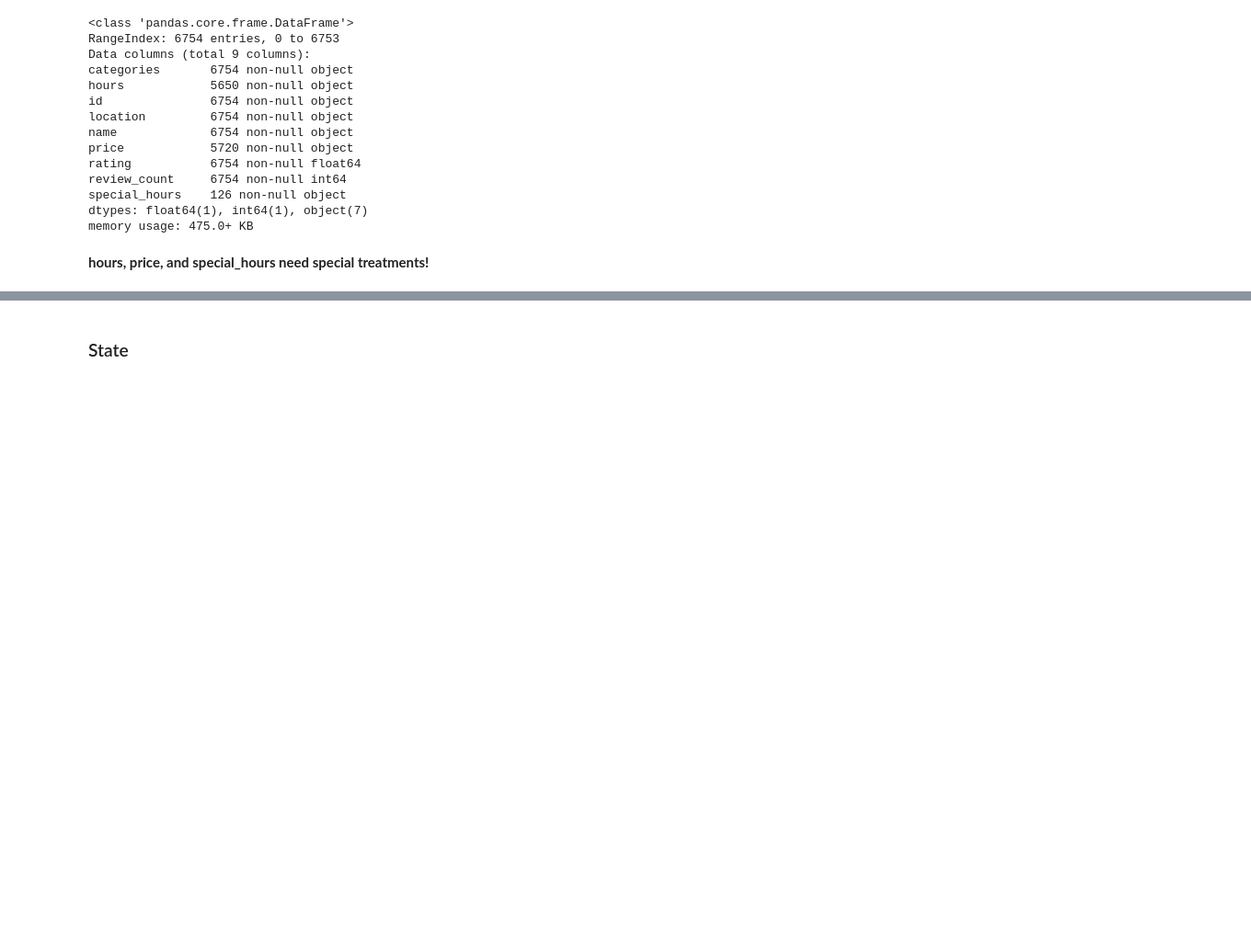
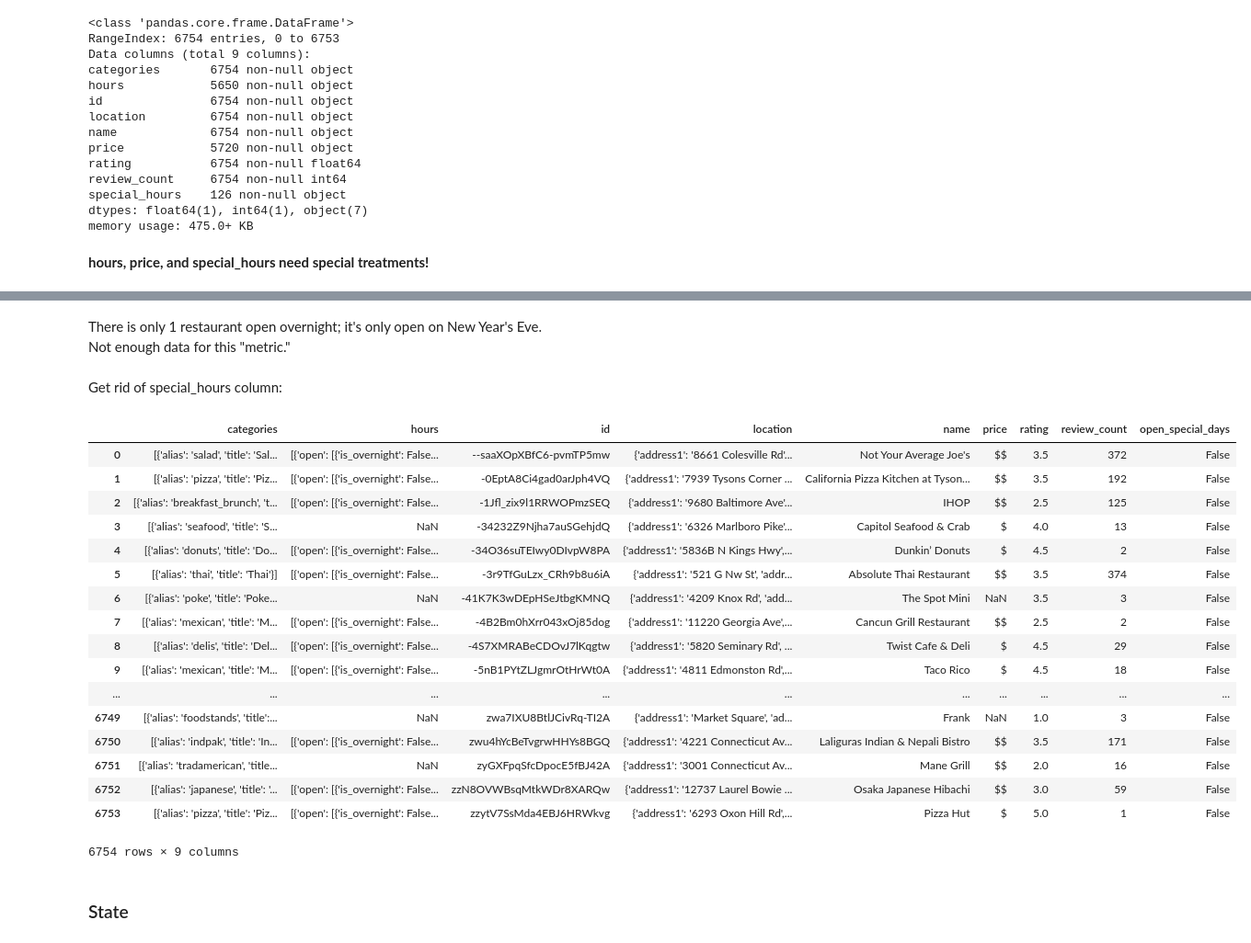
Before and after one commit to mzhou356/Mod3-Project, a Jupyter notebook: Data_Cleaning_for_Cuisines_and_Hours.ipynb, the cells around one changed output, grey strips where cells are left out. Shown at 92% size. Saved outputs shown, nothing was run; the diff lists cells and outputs as text; code cells hidden in the pictures; blank space fills up the shorter version.

```diff
--- a/Data_Cleaning_for_Cuisines_and_Hours.ipynb
+++ b/Data_Cleaning_for_Cuisines_and_Hours.ipynb
@@ -86,0 +176,3 @@ memory usage: 475.0+ KB
+# %%
+special_hours = df[~df.special_hours.isna()]
+special_hours.reset_index(inplace=True, drop=True)
@@ -86,0 +192,9 @@ memory usage: 475.0+ KB
+# %%
+open_special_days = []
+for row in range(len(special_hours)):
+    for sh in special_hours.iloc[row].special_hours:
+        if sh["is_closed"] != True:
+            open_special_days.append(special_hours.iloc[row].id)
+            break
+print(len(open_special_days))
+open_special_days[:5]
@@ -86,0 +239,2 @@ memory usage: 475.0+ KB
+# %%
+df["open_special_days"] = [True if i in open_special_days else False for i in df.id]
@@ -87,3 +288,31 @@ memory usage: 475.0+ KB
+# %% [markdown]
+There is only 1 restaurant open overnight; it's only open on New Year's Eve.<br>
+Not enough data for this "metric."
+# %% [markdown]
+Get rid of special_hours column:
+# %%
+df.drop(columns=["special_hours"], inplace=True, axis=1)
+# %%
+df.head()
+# %% [output]
+|  | categories | hours | id | location | name | price | rating | review_count | open_special_days |
+| 0 | [{'alias': 'salad', 'title': 'Sal... | [{'open': [{'is_overnight': False... | --saaXOpXBfC6-pvmTP5mw | {'address1': '8661 Colesville Rd'... | Not Your Average Joe's | $$ | 3.5 | 372 | False |
+| 1 | [{'alias': 'pizza', 'title': 'Piz... | [{'open': [{'is_overnight': False... | -0EptA8Ci4gad0arJph4VQ | {'address1': '7939 Tysons Corner ... | California Pizza Kitchen at Tyson... | $$ | 3.5 | 192 | False |
+| 2 | [{'alias': 'breakfast_brunch', 't... | [{'open': [{'is_overnight': False... | -1Jfl_zix9l1RRWOPmzSEQ | {'address1': '9680 Baltimore Ave'... | IHOP | $$ | 2.5 | 125 | False |
+| 3 | [{'alias': 'seafood', 'title': 'S... | NaN | -34232Z9Njha7auSGehjdQ | {'address1': '6326 Marlboro Pike'... | Capitol Seafood & Crab | $ | 4.0 | 13 | False |
+| 4 | [{'alias': 'donuts', 'title': 'Do... | [{'open': [{'is_overnight': False... | -34O36suTEIwy0DIvpW8PA | {'address1': '5836B N Kings Hwy',... | Dunkin’ Donuts | $ | 4.5 | 2 | False |
+| 5 | [{'alias': 'thai', 'title': 'Thai'}] | [{'open': [{'is_overnight': False... | -3r9TfGuLzx_CRh9b8u6iA | {'address1': '521 G Nw St', 'addr... | Absolute Thai Restaurant | $$ | 3.5 | 374 | False |
+| 6 | [{'alias': 'poke', 'title': 'Poke... | NaN | -41K7K3wDEpHSeJtbgKMNQ | {'address1': '4209 Knox Rd', 'add... | The Spot Mini | NaN | 3.5 | 3 | False |
+| 7 | [{'alias': 'mexican', 'title': 'M... | [{'open': [{'is_overnight': False... | -4B2Bm0hXrr043xOj85dog | {'address1': '11220 Georgia Ave',... | Cancun Grill Restaurant | $$ | 2.5 | 2 | False |
+| 8 | [{'alias': 'delis', 'title': 'Del... | [{'open': [{'is_overnight': False... | -4S7XMRABeCDOvJ7lKqgtw | {'address1': '5820 Seminary Rd', ... | Twist Cafe & Deli | $ | 4.5 | 29 | False |
+| 9 | [{'alias': 'mexican', 'title': 'M... | [{'open': [{'is_overnight': False... | -5nB1PYtZLJgmrOtHrWt0A | {'address1': '4811 Edmonston Rd',... | Taco Rico | $ | 4.5 | 18 | False |
+| ... | ... | ... | ... | ... | ... | ... | ... | ... | ... |
+| 6749 | [{'alias': 'foodstands', 'title':... | NaN | zwa7IXU8BtlJCivRq-TI2A | {'address1': 'Market Square', 'ad... | Frank | NaN | 1.0 | 3 | False |
+| 6750 | [{'alias': 'indpak', 'title': 'In... | [{'open': [{'is_overnight': False... | zwu4hYcBeTvgrwHHYs8BGQ | {'address1': '4221 Connecticut Av... | Laliguras Indian & Nepali Bistro | $$ | 3.5 | 171 | False |
+| 6751 | [{'alias': 'tradamerican', 'title... | NaN | zyGXFpqSfcDpocE5fBJ42A | {'address1': '3001 Connecticut Av... | Mane Grill | $$ | 2.0 | 16 | False |
+| 6752 | [{'alias': 'japanese', 'title': '... | [{'open': [{'is_overnight': False... | zzN8OVWBsqMtkWDr8XARQw | {'address1': '12737 Laurel Bowie ... | Osaka Japanese Hibachi | $$ | 3.0 | 59 | False |
+| 6753 | [{'alias': 'pizza', 'title': 'Piz... | [{'open': [{'is_overnight': False... | zzytV7SsMda4EBJ6HRWkvg | {'address1': '6293 Oxon Hill Rd',... | Pizza Hut | $ | 5.0 | 1 | False |
+6754 rows × 9 columns
 # %% [markdown]
 ### State
 # %% [markdown]
```
Also changed, not shown: parts of 23 cells of this notebook.
